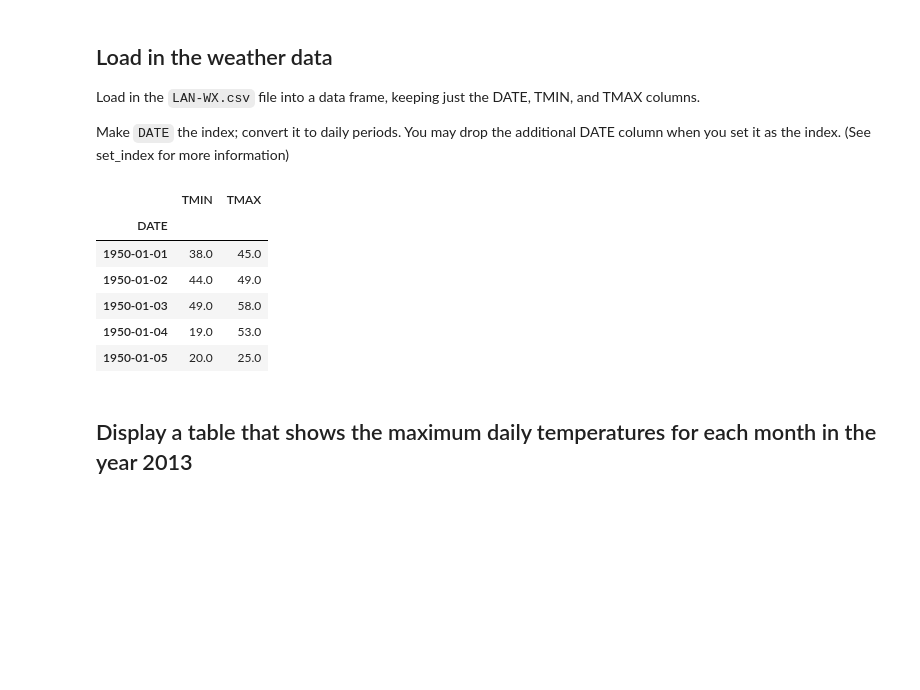
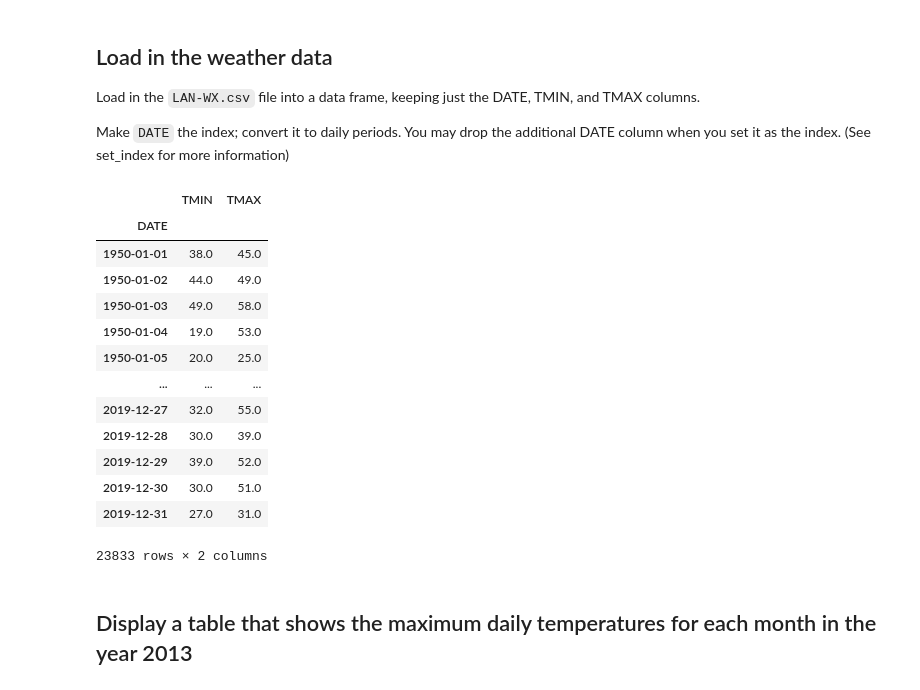
Before and after one commit to kirannivas2/Data-Science, a Jupyter notebook: Labs/Lab 06/Lab06- Time Series and the Weather.ipynb, the cells around one changed output. Drawn from its saved outputs; the diff is of its cells as text; code cells hidden in the pictures; blank space fills up the shorter version.

```diff
--- a/Labs/Lab 06/Lab06- Time Series and the Weather.ipynb
+++ b/Labs/Lab 06/Lab06- Time Series and the Weather.ipynb
@@ -37,18 +38,34 @@ Load in the `LAN-WX.csv` file into a data frame, keeping just the DATE, TMIN, an
 
 Make `DATE` the index; convert it to daily periods.  You may drop the additional DATE column when you set it as the index.  (See set_index for more information)
 # %%
-fn_wx='LAN-WX.csv'
-df_wx=pd.read_csv(fn_wx, index_col=False)[['DATE','TMIN','TMAX']]
-df_wx['DATE']=pd.to_datetime(df_wx['DATE'])
-df_wx.set_index('DATE',inplace=True,drop=True)
-df_wx.head()
+fn_wx = 'LAN-WX.csv'
+df_wx = pd.read_csv(fn_wx, index_col=False)[['DATE', 'TMIN', 'TMAX']]
+
+# Let's convert our DATE to a time stamp
+# We could have done this in read_csv
+df_wx['DATE'] = pd.to_datetime(df_wx['DATE'])
+
+# Set the DATE as the index (unique row label)
+df_wx.set_index('DATE', inplace=True, drop=True)
+
+# Convert time stamp into period
+# Here this is one to one; it could be many to one if we
+# used 'M' for months or 'A' for year
+df_wx.to_period('D', copy=False)
 # %% [output]
 |  | TMIN | TMAX |
 | DATE |  |  |
 | 1950-01-01 | 38.0 | 45.0 |
 | 1950-01-02 | 44.0 | 49.0 |
 | 1950-01-03 | 49.0 | 58.0 |
 | 1950-01-04 | 19.0 | 53.0 |
 | 1950-01-05 | 20.0 | 25.0 |
+| ... | ... | ... |
+| 2019-12-27 | 32.0 | 55.0 |
+| 2019-12-28 | 30.0 | 39.0 |
+| 2019-12-29 | 39.0 | 52.0 |
+| 2019-12-30 | 30.0 | 51.0 |
+| 2019-12-31 | 27.0 | 31.0 |
+23833 rows × 2 columns
 # %% [markdown]
 ## Display a table that shows the maximum daily temperatures for each month in the year 2013
```
Also changed, not shown: parts of 12 cells of this notebook, 14 other files.
